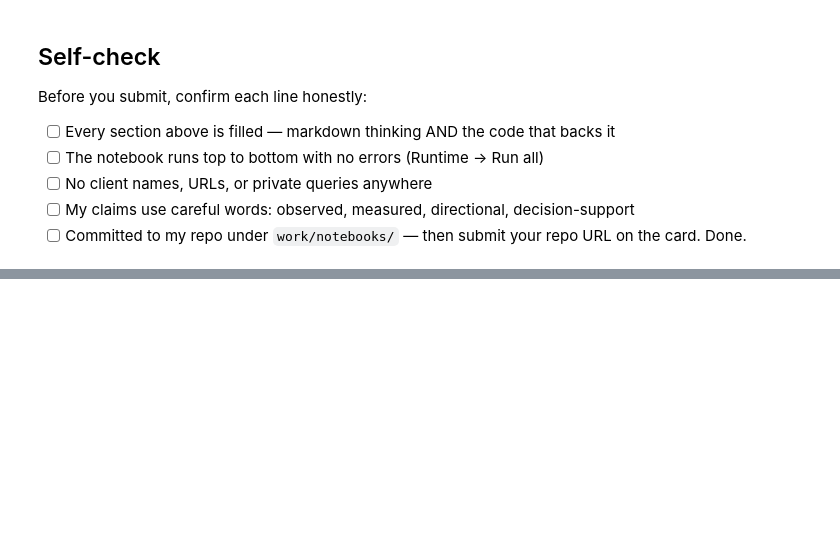
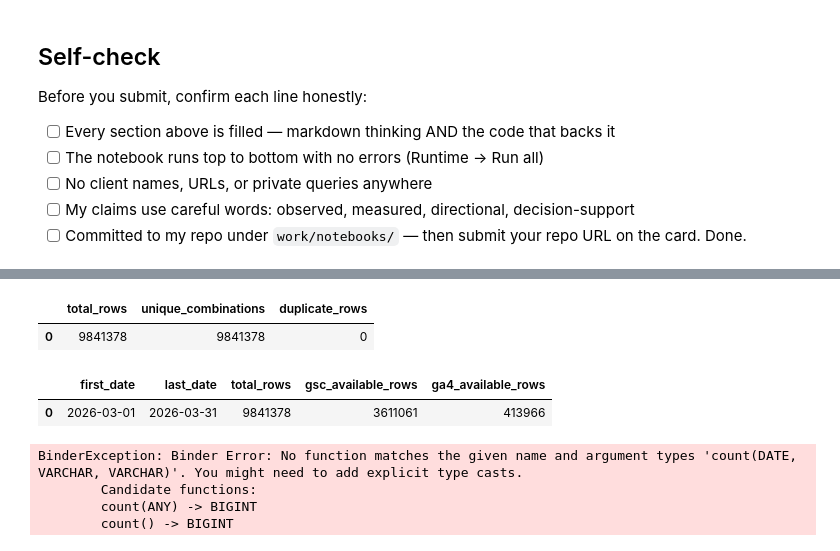
Before and after one commit to ehsansukhera55-debug/flyrank-ml-internship, a Jupyter notebook: work/notebooks/w03_data_contract.ipynb, the cells around one changed output, grey strips where cells are left out. Cells and saved outputs as stored; diff of their text form; code cells hidden in the pictures; blank space fills up the shorter version.

```diff
--- a/work/notebooks/w03_data_contract.ipynb
+++ b/work/notebooks/w03_data_contract.ipynb
@@ -46,0 +284,60 @@ Before you submit, confirm each line honestly:
+# %%
+grain_check = con.sql(f"""
+    SELECT
+        COUNT(*) AS total_rows,
+        COUNT(DISTINCT (
+            report_date,
+            client_hash_id,
+            content_hash_id
+        )) AS unique_combinations,
+        COUNT(*) - COUNT(DISTINCT (
+            report_date,
+            client_hash_id,
+            content_hash_id
+        )) AS duplicate_rows
+    FROM read_parquet('{daily_path}')
+""").df()
+
+display(grain_check)
+# %% [output]
+|  | total_rows | unique_combinations | duplicate_rows |
+| 0 | 9841378 | 9841378 | 0 |
+# %%
+availability_check = con.sql(f"""
+    SELECT
+        MIN(report_date) AS first_date,
+        MAX(report_date) AS last_date,
+        COUNT(*) AS total_rows,
+        COUNT(*) FILTER (
+            WHERE gsc_data_available IS TRUE
+        ) AS gsc_available_rows,
+        COUNT(*) FILTER (
+            WHERE ga4_data_available IS TRUE
+        ) AS ga4_available_rows
+    FROM read_parquet('{daily_path}')
+""").df()
+
+display(availability_check)
+# %% [output]
+|  | first_date | last_date | total_rows | gsc_available_rows | ga4_available_rows |
+| 0 | 2026-03-01 | 2026-03-31 | 9841378 | 3611061 | 413966 |
+# %%
+grain_check = con.sql(f"""
+    SELECT
+        COUNT(*) AS total_rows,
+        COUNT(DISTINCT report_date, client_hash_id, content_hash_id)
+            AS unique_combinations
+    FROM read_parquet('{daily_path}')
+""").df()
+
+grain_check["duplicate_rows"] = (
+    grain_check["total_rows"] -
+    grain_check["unique_combinations"]
+)
+
+display(grain_check)
+# %% [output]
+BinderException: Binder Error: No function matches the given name and argument types 'count(DATE, VARCHAR, VARCHAR)'. You might need to add explicit type casts.
+        Candidate functions:
+        count(ANY) -> BIGINT
+        count() -> BIGINT
```
Also changed, not shown: parts of 23 cells of this notebook.
